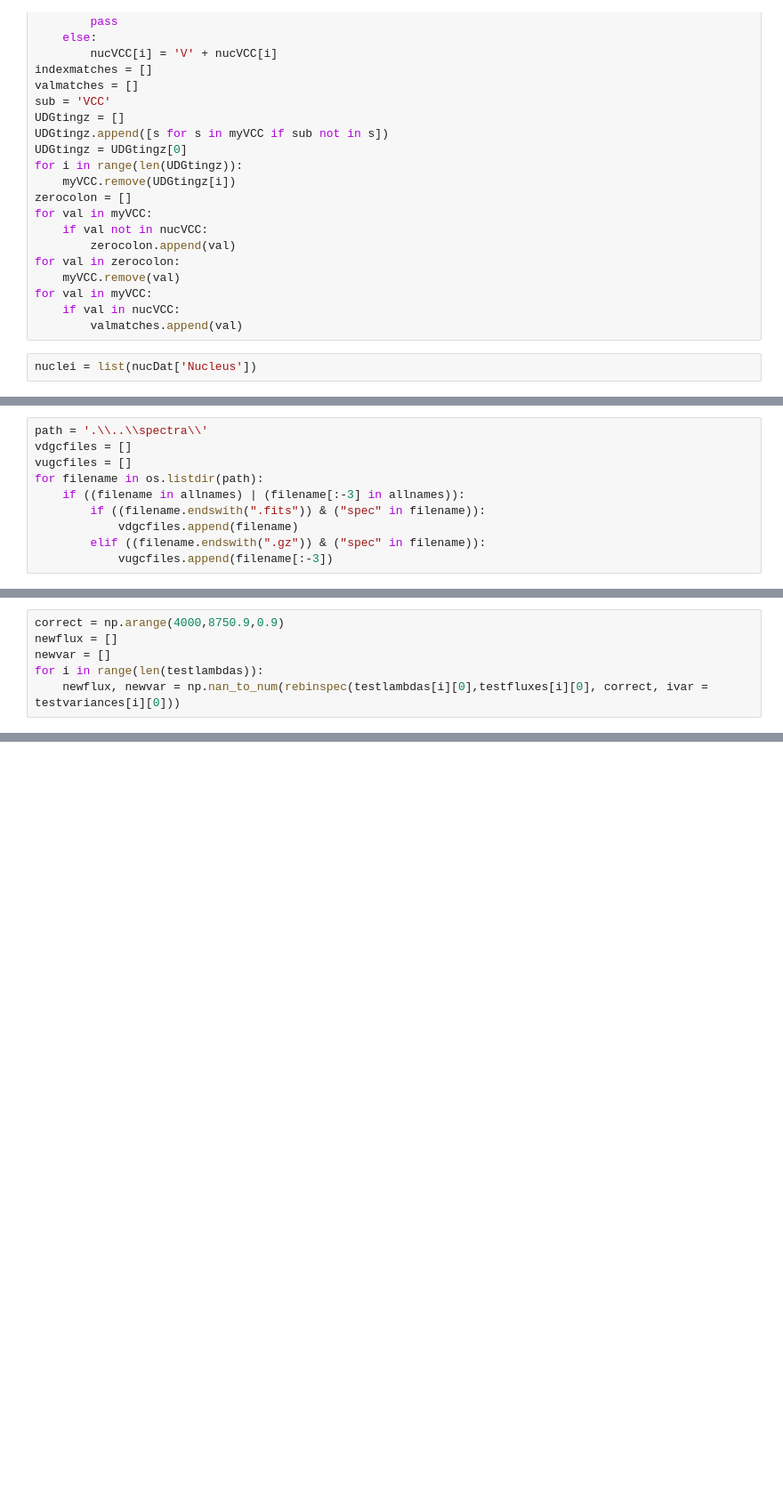
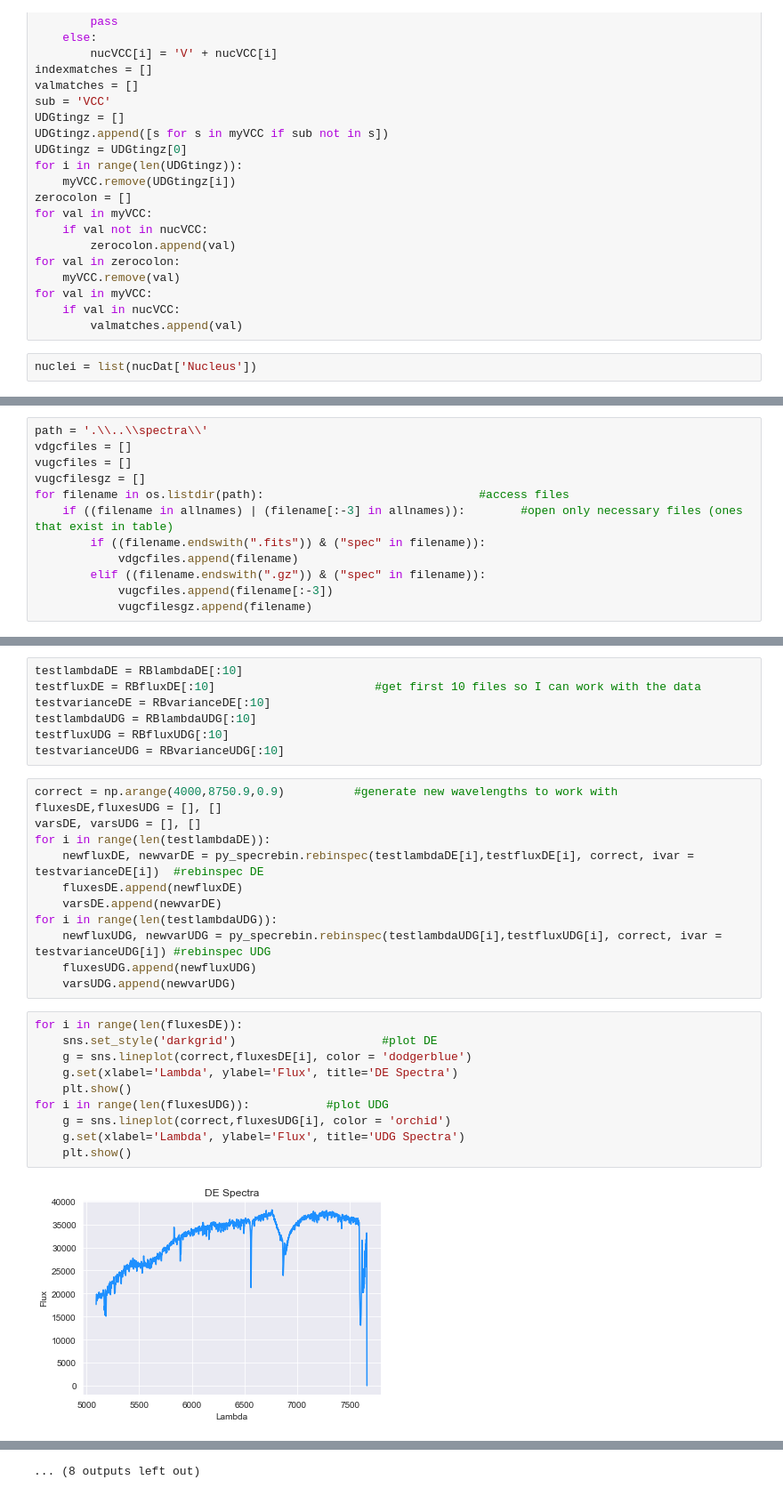
Before and after one commit to kadri-nizam/SIP2019, a Jupyter notebook: Arnav Krishnamoorthi/ast 06 [arnav].ipynb, the cells around one changed output, grey strips where cells are left out. Shown: that part at 89% size. Saved outputs shown, nothing was run; the diff lists cells and outputs as text; blank space fills up the shorter version.

Commit message:
My Coaddition Program
It is commented, I used rebinspec on the first 10 files for DE and UDG

```diff
--- a/Arnav Krishnamoorthi/ast 06 [arnav].ipynb
+++ b/Arnav Krishnamoorthi/ast 06 [arnav].ipynb
@@ -287,9 +162,11 @@ Table masked=True length=547
 path = '.\\..\\spectra\\'
 vdgcfiles = []
 vugcfiles = []
-for filename in os.listdir(path):
-    if ((filename in allnames) | (filename[:-3] in allnames)):
+vugcfilesgz = []
+for filename in os.listdir(path):                               #access files
+    if ((filename in allnames) | (filename[:-3] in allnames)):        #open only necessary files (ones that exist in table)
         if ((filename.endswith(".fits")) & ("spec" in filename)):
             vdgcfiles.append(filename)
         elif ((filename.endswith(".gz")) & ("spec" in filename)):
             vugcfiles.append(filename[:-3])
+            vugcfilesgz.append(filename)
@@ -367,6 +190,0 @@ alllambdasR, allfluxesR, allvariancesR, testlambdasR, testfluxesR, testvariances
-# %%
-correct = np.arange(4000,8750.9,0.9)
-newflux = []
-newvar = []
-for i in range(len(testlambdas)):
-    newflux, newvar = np.nan_to_num(rebinspec(testlambdas[i][0],testfluxes[i][0], correct, ivar = testvariances[i][0]))
@@ -372,0 +217,31 @@ for i in range(len(testlambdas)):
+# %%
+testlambdaDE = RBlambdaDE[:10]
+testfluxDE = RBfluxDE[:10]                       #get first 10 files so I can work with the data
+testvarianceDE = RBvarianceDE[:10]
+testlambdaUDG = RBlambdaUDG[:10]
+testfluxUDG = RBfluxUDG[:10]
+testvarianceUDG = RBvarianceUDG[:10]
+# %%
+correct = np.arange(4000,8750.9,0.9)          #generate new wavelengths to work with
+fluxesDE,fluxesUDG = [], []
+varsDE, varsUDG = [], []
+for i in range(len(testlambdaDE)):
+    newfluxDE, newvarDE = py_specrebin.rebinspec(testlambdaDE[i],testfluxDE[i], correct, ivar = testvarianceDE[i])  #rebinspec DE
+    fluxesDE.append(newfluxDE)
+    varsDE.append(newvarDE)
+for i in range(len(testlambdaUDG)):
+    newfluxUDG, newvarUDG = py_specrebin.rebinspec(testlambdaUDG[i],testfluxUDG[i], correct, ivar = testvarianceUDG[i]) #rebinspec UDG
+    fluxesUDG.append(newfluxUDG)
+    varsUDG.append(newvarUDG)
+# %%
+for i in range(len(fluxesDE)):
+    sns.set_style('darkgrid')                     #plot DE
+    g = sns.lineplot(correct,fluxesDE[i], color = 'dodgerblue')
+    g.set(xlabel='Lambda', ylabel='Flux', title='DE Spectra')
+    plt.show()
+for i in range(len(fluxesUDG)):           #plot UDG
+    g = sns.lineplot(correct,fluxesUDG[i], color = 'orchid')
+    g.set(xlabel='Lambda', ylabel='Flux', title='UDG Spectra')
+    plt.show()
+# %% [output]
+[figure, added]
@@ -372,0 +259 @@ for i in range(len(testlambdas)):
+... (8 outputs left out)
```
Also changed, not shown: parts of 9 cells of this notebook, 2 other files.
